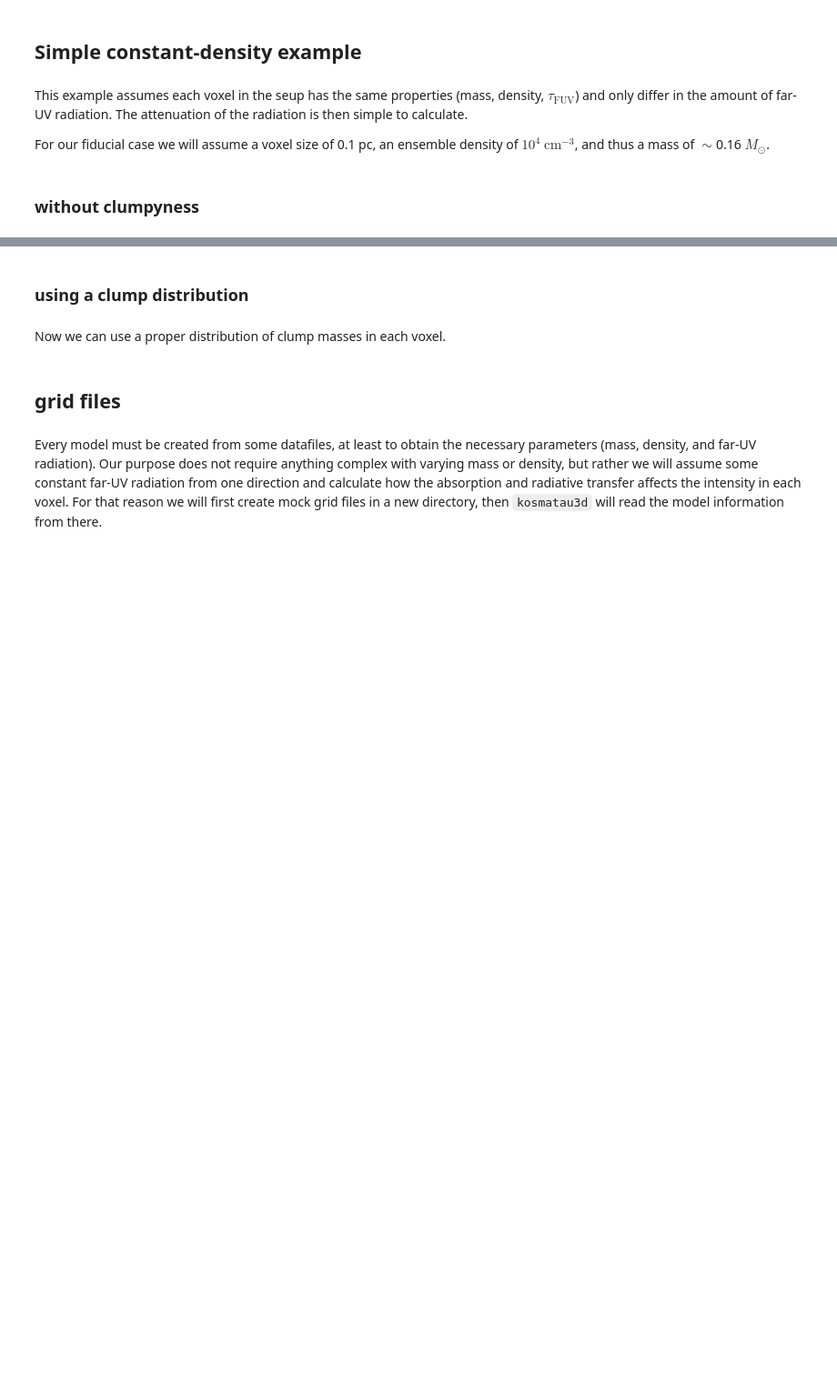
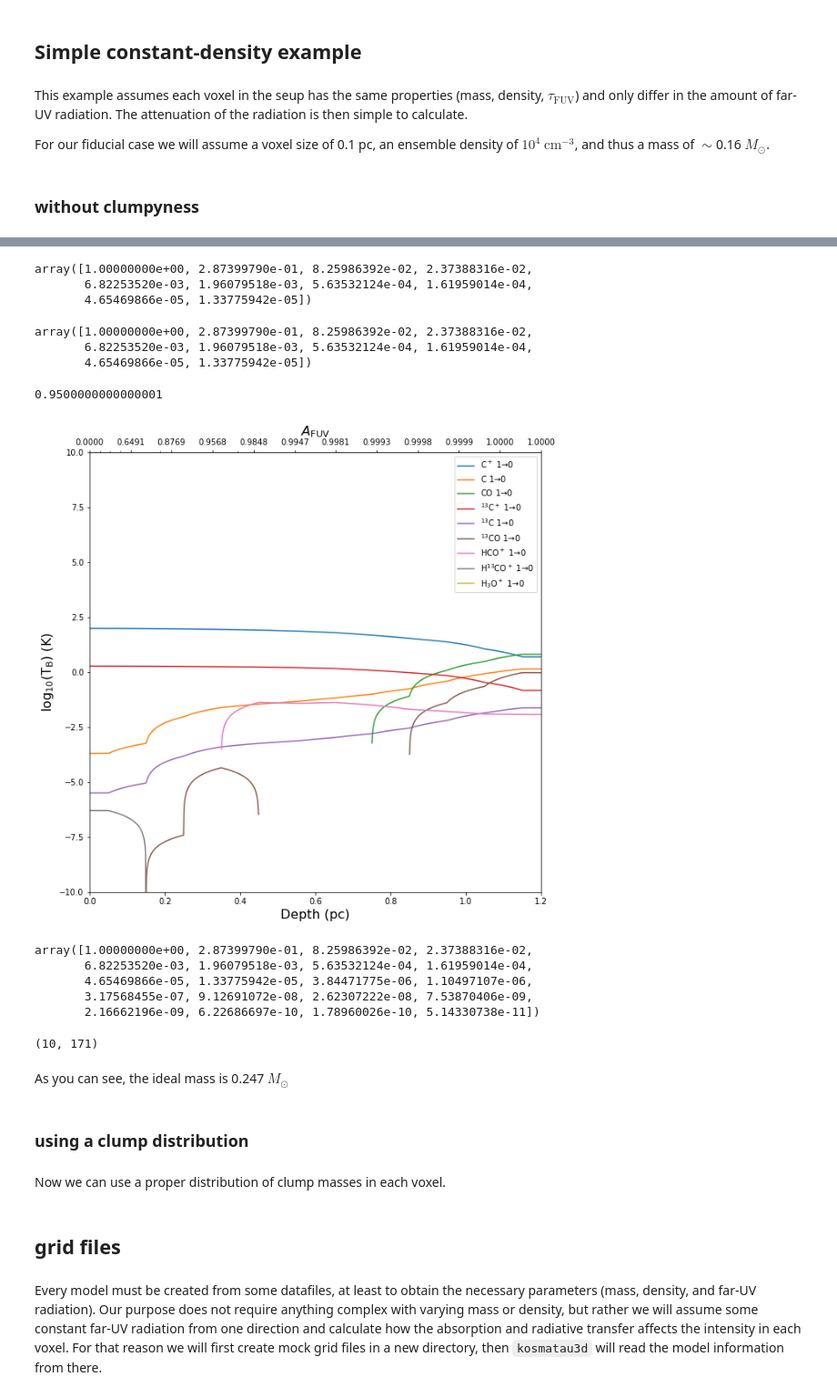
Before and after one commit to CraigYanitski/kosmatau3d, a Jupyter notebook: notebooks/full model/basic_model.ipynb, the cells around one changed output, grey strips where cells are left out. Shown at 91% size. Cells and saved outputs as stored; diff of their text form; code cells hidden in the pictures; blank space fills up the shorter version.

```diff
--- a/notebooks/full model/basic_model.ipynb
+++ b/notebooks/full model/basic_model.ipynb
@@ -87,0 +98,3 @@ NameError: name 'models' is not defined
+# %%
+transitions = models.species.molecules
+len(transitions)
@@ -87,0 +127,46 @@ NameError: name 'models' is not defined
+# %%
+nvox = 10
+ds = 0.1
+FUV = 10**6
+mass = 0.247
+density = 10**4
+
+parameters['voxel_size'] = ds
+parameters['clumpMassRange'] = [[np.log10(mass)]]
+parameters['ensembleMass'] = mass
+parameters['ensembleDensity'] = density
+vox = models.Voxel()
+vox.setProperties(**parameters)
+vox.calculateEmission()
+tau_fuv = vox.getFUVabsorption()[0]
+A_fuv = np.exp(-tau_fuv*np.arange(nvox))
+positions = ds*(np.arange(nvox) + 0.5)
+
+intensity = []
+
+for A in A_fuv:
+    vox = models.Voxel()
+    parameters['FUV'] = A*FUV
+    #print(A*FUV)
+    vox.setProperties(**parameters)
+    #print(vox.getFUVabsorption())
+    vox.calculateEmission()
+    intensity.append(vox.getSpeciesIntensity(integrated=True))
+
+intensity = np.asarray(intensity)
+# %%
+A_fuv
+# %% [output]
+array([1.00000000e+00, 2.87399790e-01, 8.25986392e-02, 2.37388316e-02,
+       6.82253520e-03, 1.96079518e-03, 5.63532124e-04, 1.61959014e-04,
+       4.65469866e-05, 1.33775942e-05])
+# %%
+x2.get_xticks()
+# %% [output]
+array([1.00000000e+00, 2.87399790e-01, 8.25986392e-02, 2.37388316e-02,
+       6.82253520e-03, 1.96079518e-03, 5.63532124e-04, 1.61959014e-04,
+       4.65469866e-05, 1.33775942e-05])
+# %%
+inverse(forward(0.2))
+# %% [output]
+0.9500000000000001
@@ -88,3 +244,22 @@ NameError: name 'models' is not defined
+# %%
+fig, ax = pdr_structure(nvox=12, density=10**4, mass=.247, clumps=([[-2, 0]], [3]))
+plt.savefig('plots/pdr_structure_n_1e4_inhomogeneous.png')
+# %% [output]
+[figure, added]
+# %%
+A_fuv
+# %% [output]
+array([1.00000000e+00, 2.87399790e-01, 8.25986392e-02, 2.37388316e-02,
+       6.82253520e-03, 1.96079518e-03, 5.63532124e-04, 1.61959014e-04,
+       4.65469866e-05, 1.33775942e-05, 3.84471775e-06, 1.10497107e-06,
+       3.17568455e-07, 9.12691072e-08, 2.62307222e-08, 7.53870406e-09,
+       2.16662196e-09, 6.22686697e-10, 1.78960026e-10, 5.14330738e-11])
+# %%
+intensity.shape
+# %% [output]
+(10, 171)
+# %% [markdown]
+As you can see, the ideal mass is 0.247 $M_\odot$
 # %% [markdown]
 ### using a clump distribution
 # %% [markdown]
```
Also changed, not shown: parts of 8 cells of this notebook.
